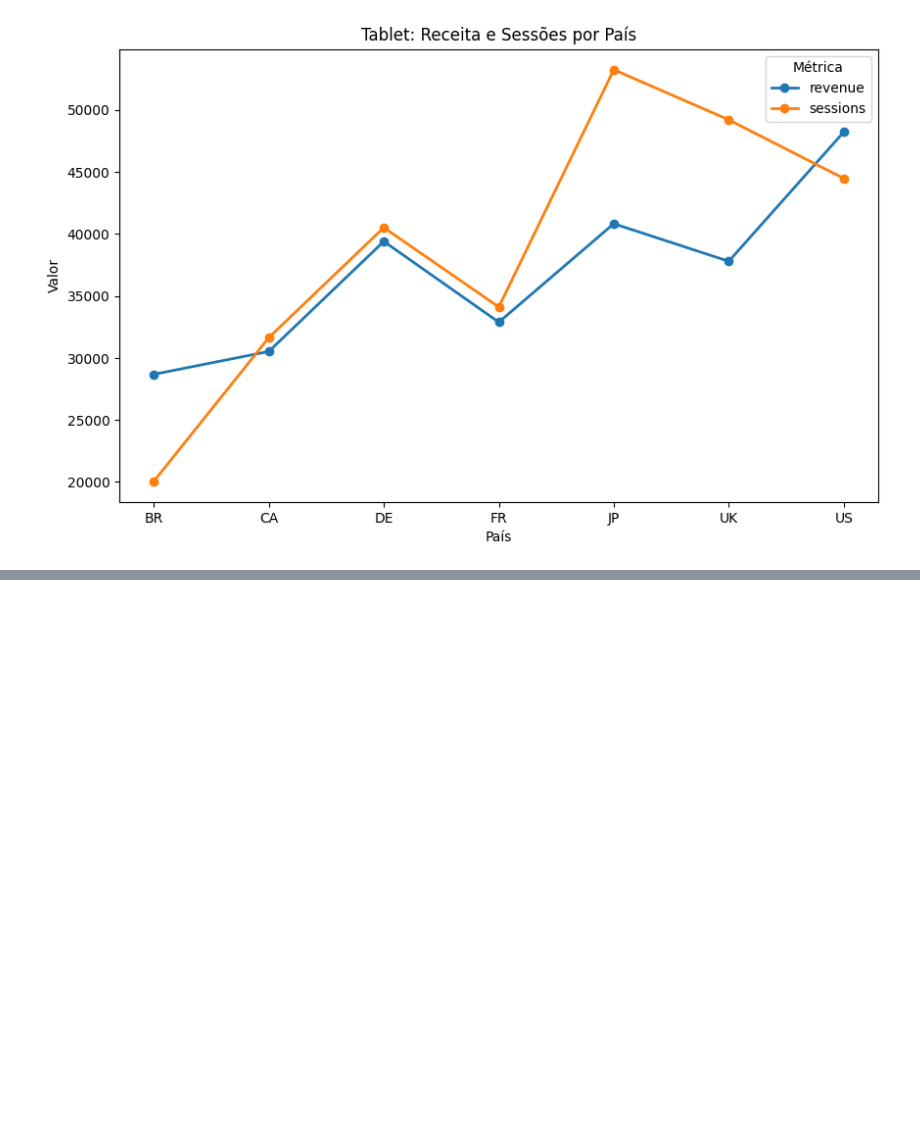
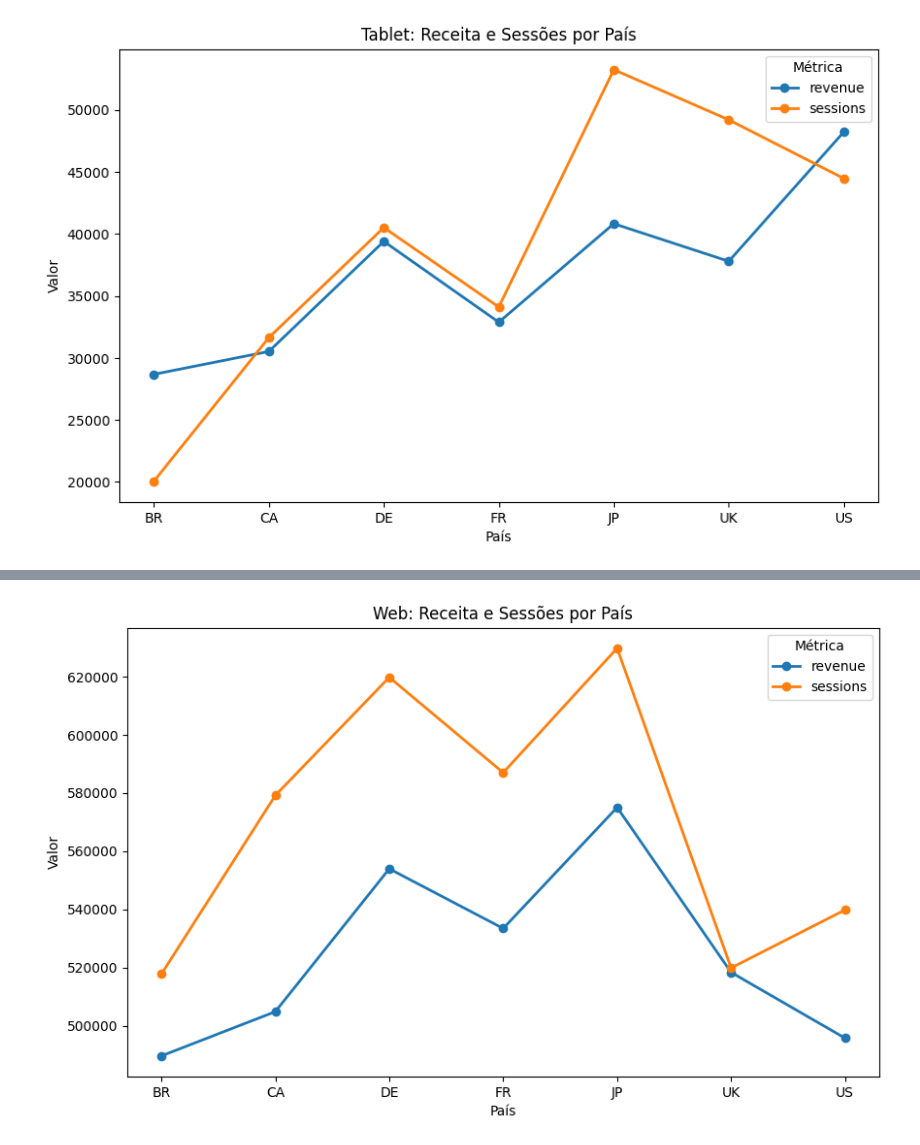
Before and after one commit to DanielBorbafs/study, a Jupyter notebook: 01_analise_de_perfomance/analise_clientes.ipynb, the cells around one changed output, grey strips where cells are left out. Cells and saved outputs as stored; diff of their text form; code cells hidden in the pictures; blank space fills up the shorter version.

```diff
--- a/01_analise_de_perfomance/analise_clientes.ipynb
+++ b/01_analise_de_perfomance/analise_clientes.ipynb
@@ -188,0 +335,14 @@ plt.show()
+# %%
+# Removendo dados de lucros outliers
+
+q1_lucro_baixo = df_clientes_ativos['revenue'].quantile(0.25)
+q3_lucro_alto = df_clientes_ativos['revenue'].quantile(0.75)
+iqr_lucro = q3_lucro_alto - q1_lucro_baixo
+
+lucro_limite_inferior = q1_lucro_baixo - 1.5 * iqr_lucro
+lucro_limite_superior = q3_lucro_alto + 1.5 * iqr_lucro
+
+
+df_lucro_sem_outliers = df_clientes_ativos[(df_clientes_ativos['revenue'] >= lucro_limite_inferior ) & (df_clientes_ativos['revenue'] <= mobile_limite_superior)]
+df_lucro_sem_outliers = df_lucro_sem_outliers.sort_values(by='revenue', ascending=False)
+df_lucro_sem_outliers.head()
@@ -188,0 +356,2 @@ plt.show()
+# %%
+df_lucro_sem_outliers= df_lucro_sem_outliers.drop(columns=['client_id', 'date' , 'client_id'])
@@ -188,0 +374,30 @@ plt.show()
+# %%
+lucro_agrupado = df_lucro_sem_outliers.groupby('country').agg({
+    'sessions': lambda x: round(x.sum(), 2),
+    'active_users': lambda x: round(x.mean(), 1),
+    'revenue': lambda x: round(x.sum(), 2),
+    'bounce_rate': lambda x: round(x.mode()[0], 1),
+    'page_views': lambda x: round(x.mean(), 0)
+})
+# %%
+import matplotlib.pyplot as plt  # Correção na importação
+
+lucro_agrupado_reset = lucro_agrupado.reset_index()
+
+lucro_agrupado_reset.plot(
+    x='country',
+    y=['revenue', 'sessions'],
+    kind='line',
+    marker='o',
+    figsize=(10, 6),
+    linewidth=2
+)
+
+plt.title('Web: Receita e Sessões por País')
+plt.xlabel('País')
+plt.ylabel('Valor')
+# plt.grid(True)
+plt.legend(title='Métrica')
+plt.show()
+# %% [output]
+[figure, added]
```
Also changed, not shown: parts of 24 cells of this notebook.
